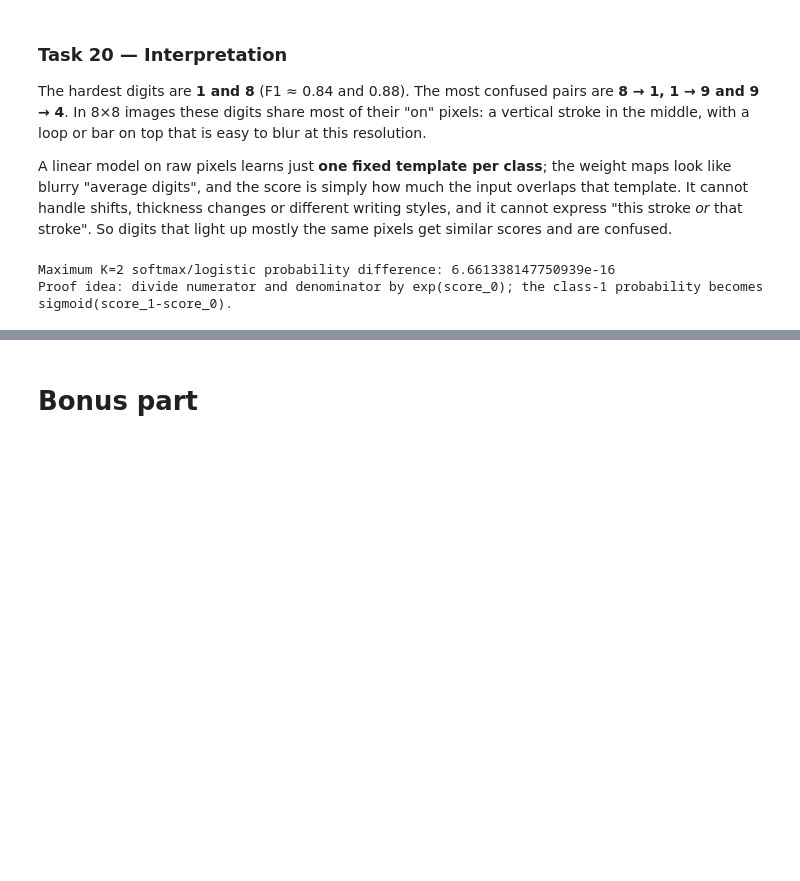
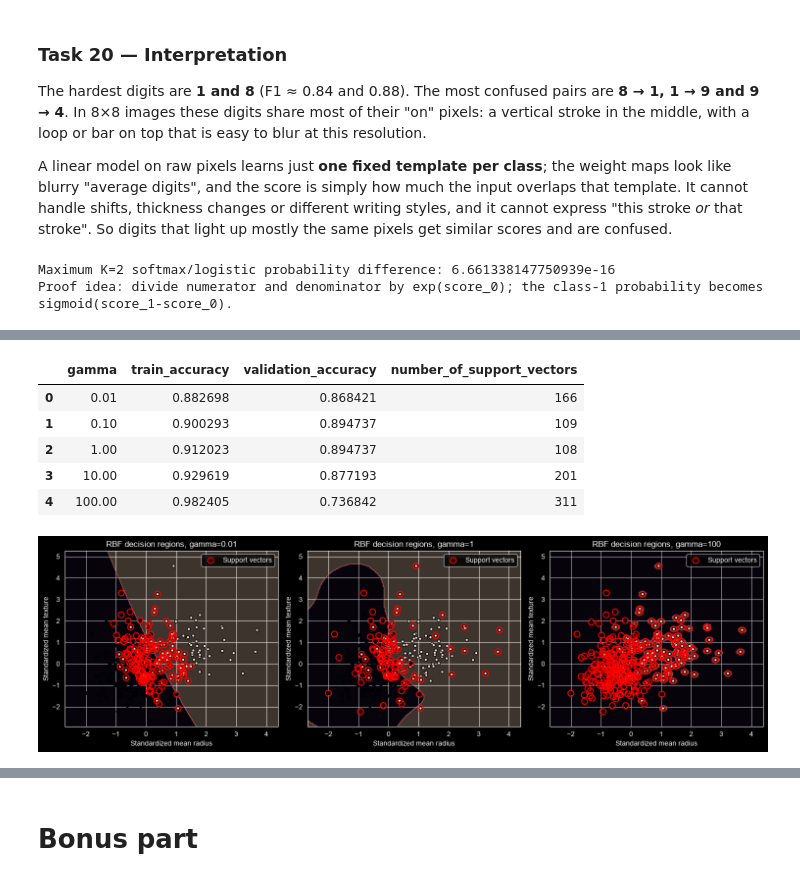
Before and after one commit to Mohammed-walid/linear-models-and-svm, a Jupyter notebook: linear_models_and_svm_implementation.ipynb, the cells around one changed output, grey strips where cells are left out. Saved outputs shown, nothing was run; the diff lists cells and outputs as text; code cells hidden in the pictures; blank space fills up the shorter version.

```diff
--- a/linear_models_and_svm_implementation.ipynb
+++ b/linear_models_and_svm_implementation.ipynb
@@ -1902,0 +2532,61 @@ plt.show()
+# %%
+
+radius_texture_indices = selected_cancer_feature_indices
+radius_texture_training_raw = breast_cancer_splits[0][:, radius_texture_indices]
+radius_texture_validation_raw = breast_cancer_splits[1][:, radius_texture_indices]
+radius_texture_test_raw = breast_cancer_splits[2][:, radius_texture_indices]
+radius_texture_standardizer = Standardizer()
+radius_texture_train = radius_texture_standardizer.fit_transform(radius_texture_training_raw)
+radius_texture_validation = radius_texture_standardizer.transform(radius_texture_validation_raw)
+radius_texture_test = radius_texture_standardizer.transform(radius_texture_test_raw)
+
+gamma_values = [0.01, 0.1, 1, 10, 100]
+gamma_comparison_models = {}
+gamma_comparison_rows = []
+for gamma_value in gamma_values:
+    gamma_model = SVC(kernel="rbf", C=1.0, gamma=gamma_value)
+    gamma_model.fit(radius_texture_train, cancer_training_targets)
+    gamma_comparison_models[gamma_value] = gamma_model
+    gamma_comparison_rows.append({
+        "gamma": gamma_value,
+        "train_accuracy": gamma_model.score(radius_texture_train, cancer_training_targets),
+        "validation_accuracy": gamma_model.score(radius_texture_validation, cancer_validation_targets),
+        "number_of_support_vectors": int(np.sum(gamma_model.n_support_))
+    })
+display(pd.DataFrame(gamma_comparison_rows))
+
+figure, axes = plt.subplots(1, 3, figsize=(15, 4.5))
+for axis, gamma_value in zip(axes, [0.01, 1, 100]):
+    gamma_model = gamma_comparison_models[gamma_value]
+    first_feature_minimum = np.min(radius_texture_train[:, 0]) - 0.7
+    first_feature_maximum = np.max(radius_texture_train[:, 0]) + 0.7
+    second_feature_minimum = np.min(radius_texture_train[:, 1]) - 0.7
+    second_feature_maximum = np.max(radius_texture_train[:, 1]) + 0.7
+    first_grid, second_grid = np.meshgrid(
+        np.linspace(first_feature_minimum, first_feature_maximum, 220),
+        np.linspace(second_feature_minimum, second_feature_maximum, 220)
+    )
+    mesh_features = np.column_stack((first_grid.ravel(), second_grid.ravel()))
+    mesh_predictions = gamma_model.predict(mesh_features).reshape(first_grid.shape)
+    axis.contourf(first_grid, second_grid, mesh_predictions, alpha=0.25)
+    axis.scatter(radius_texture_train[:, 0], radius_texture_train[:, 1],
+                 c=cancer_training_targets, s=18, edgecolors="black")
+    support_vector_features = radius_texture_train[gamma_model.support_]
+    axis.scatter(support_vector_features[:, 0], support_vector_features[:, 1],
+                 facecolors="none", edgecolors="red", s=75, linewidths=1.5,
+                 label="Support vectors")
+    axis.set_title(f"RBF decision regions, gamma={gamma_value}")
+    axis.set_xlabel("Standardized mean radius")
+    axis.set_ylabel("Standardized mean texture")
+    axis.legend()
+    axis.grid(True)
+plt.tight_layout()
+plt.show()
+# %% [output]
+|  | gamma | train_accuracy | validation_accuracy | number_of_support_vectors |
+| 0 | 0.01 | 0.882698 | 0.868421 | 166 |
+| 1 | 0.10 | 0.900293 | 0.894737 | 109 |
+| 2 | 1.00 | 0.912023 | 0.894737 | 108 |
+| 3 | 10.00 | 0.929619 | 0.877193 | 201 |
+| 4 | 100.00 | 0.982405 | 0.736842 | 311 |
+[figure, added]
```
Also changed, not shown: parts of 36 cells of this notebook, 2 other files.
